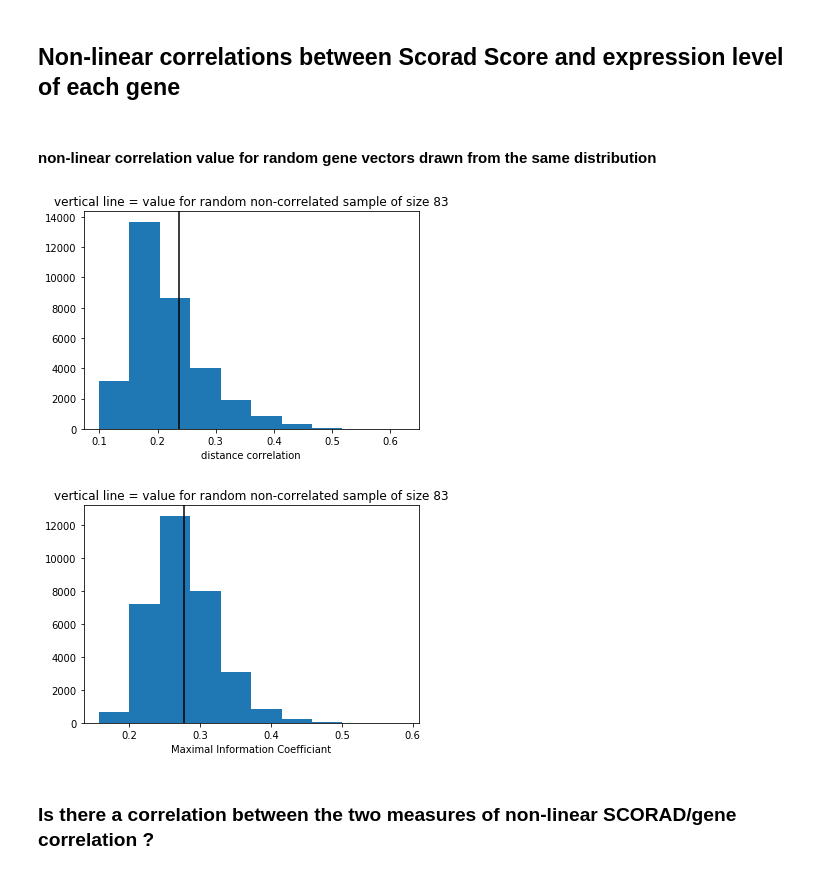
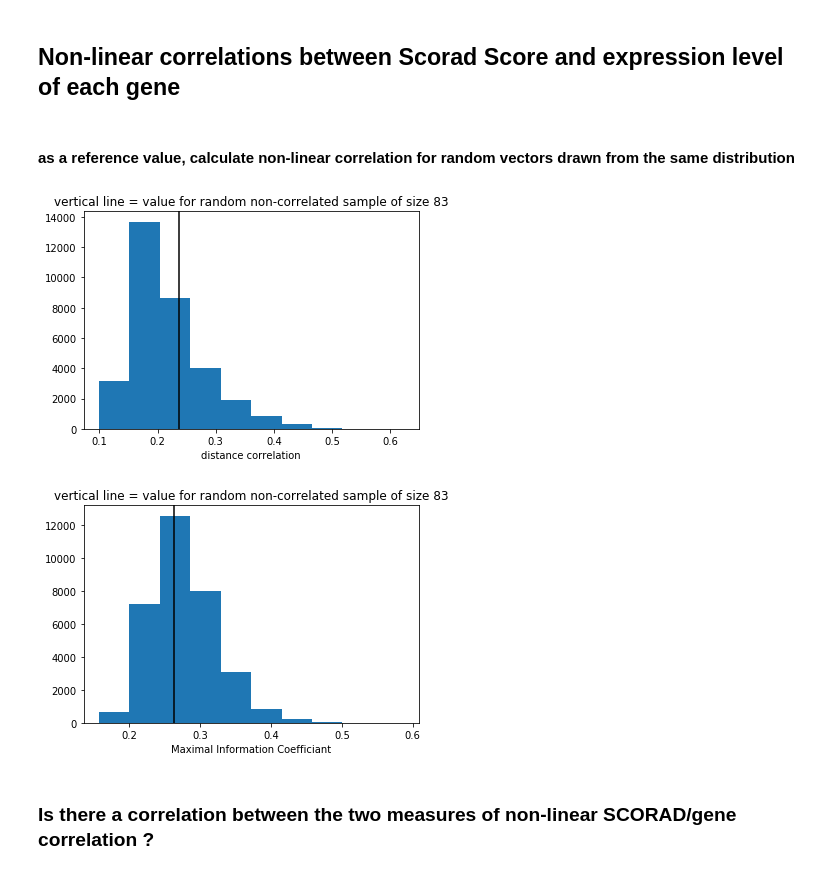
Before and after one commit to dataforgoodfr/batch6_eczema, a Jupyter notebook: gravity-vs-transcriptome/non-linear-correlations-SCORAD.ipynb, the cells around one changed output. Saved outputs shown, nothing was run; the diff lists cells and outputs as text; code cells hidden in the pictures.

Commit message:
finish gene selection with non-linear correlations
with SCORAD score

```diff
--- a/gravity-vs-transcriptome/non-linear-correlations-SCORAD.ipynb
+++ b/gravity-vs-transcriptome/non-linear-correlations-SCORAD.ipynb
@@ -75,7 +74,7 @@ for x in X.T:
 
     distance_correlation.append(dc)
 # %% [markdown]
-#### non-linear correlation value for random gene vectors drawn from the same distribution
+#### as a reference value, calculate non-linear correlation for random vectors drawn from the same distribution
 # %%
 # get values for random vectors
 nsamples = 50
@@ -90,25 +89,28 @@ for i in range(nsamples):
     dc = dcor.distance_correlation(x,y)
 
     distance_correlation_random.append(dc)
+
+distance_correlation_random = np.asarray(distance_correlation_random)
+mic_scores_random = np.asarray(mic_scores_random)
 # %%
 plt.clf()
 plt.hist(distance_correlation)
-plt.axvline(np.asarray(distance_correlation_random).mean(), color='k')
+plt.axvline(distance_correlation_random.mean(), color='k')
 plt.xlabel('distance correlation')
 plt.title('vertical line = value for random non-correlated sample of size {}'.format(len(y)))
 #plt.savefig('distance_correlation.png', bbox_inches='tight')
 plt.show()
 
 plt.clf()
 plt.hist(mic_scores)
-plt.axvline(np.asarray(mic_scores_random).mean(), color='k')
+plt.axvline(mic_scores_random.mean(), color='k')
 plt.xlabel('Maximal Information Coefficiant')
 plt.title('vertical line = value for random non-correlated sample of size {}'.format(len(y)))
 #plt.savefig('mic.png', bbox_inches='tight')
 plt.show()
 # %% [output]
 [figure]
-[figure, old version]
+[figure, new version]
 # %% [markdown]
 ### Is there a correlation between the two measures of non-linear SCORAD/gene correlation ?
 # %%
```
Also changed, not shown: parts of 6 cells of this notebook.
